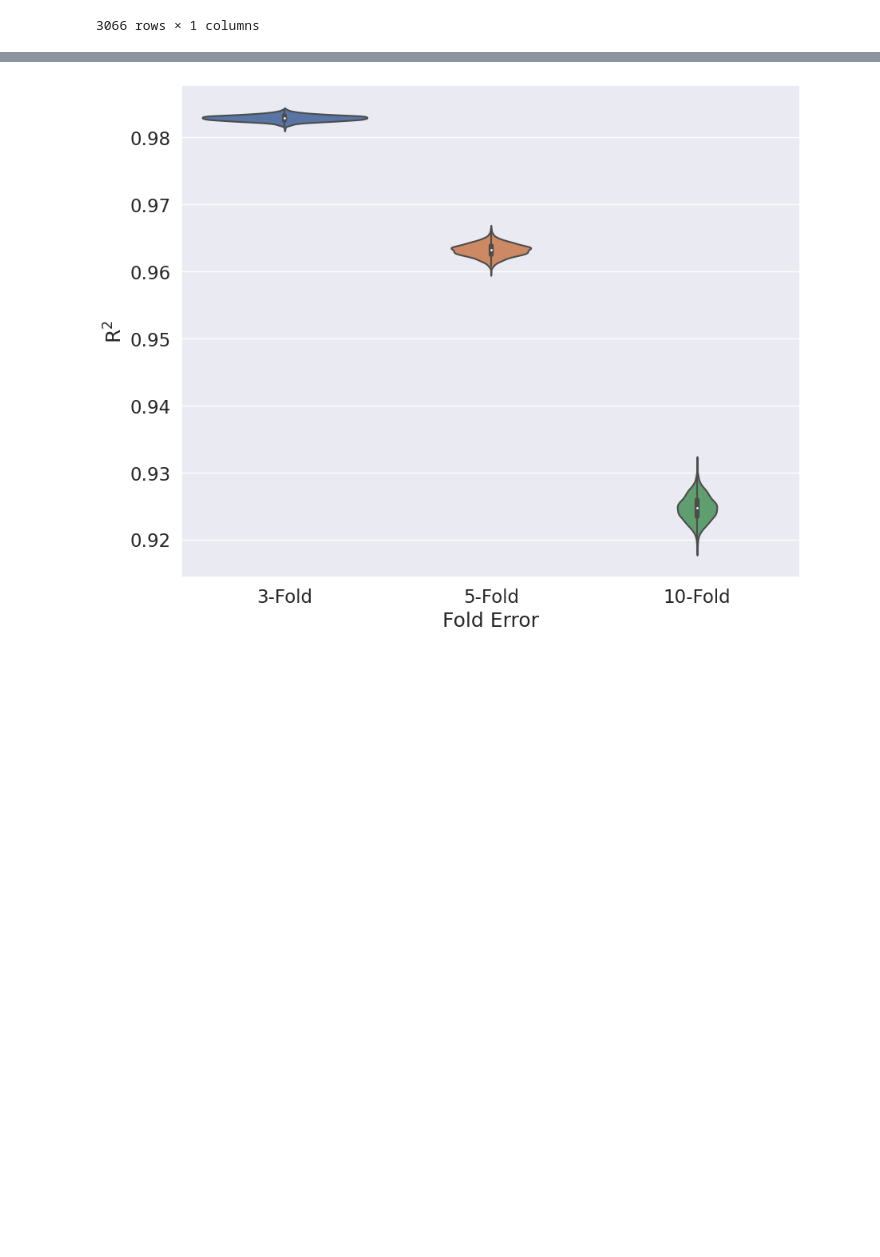
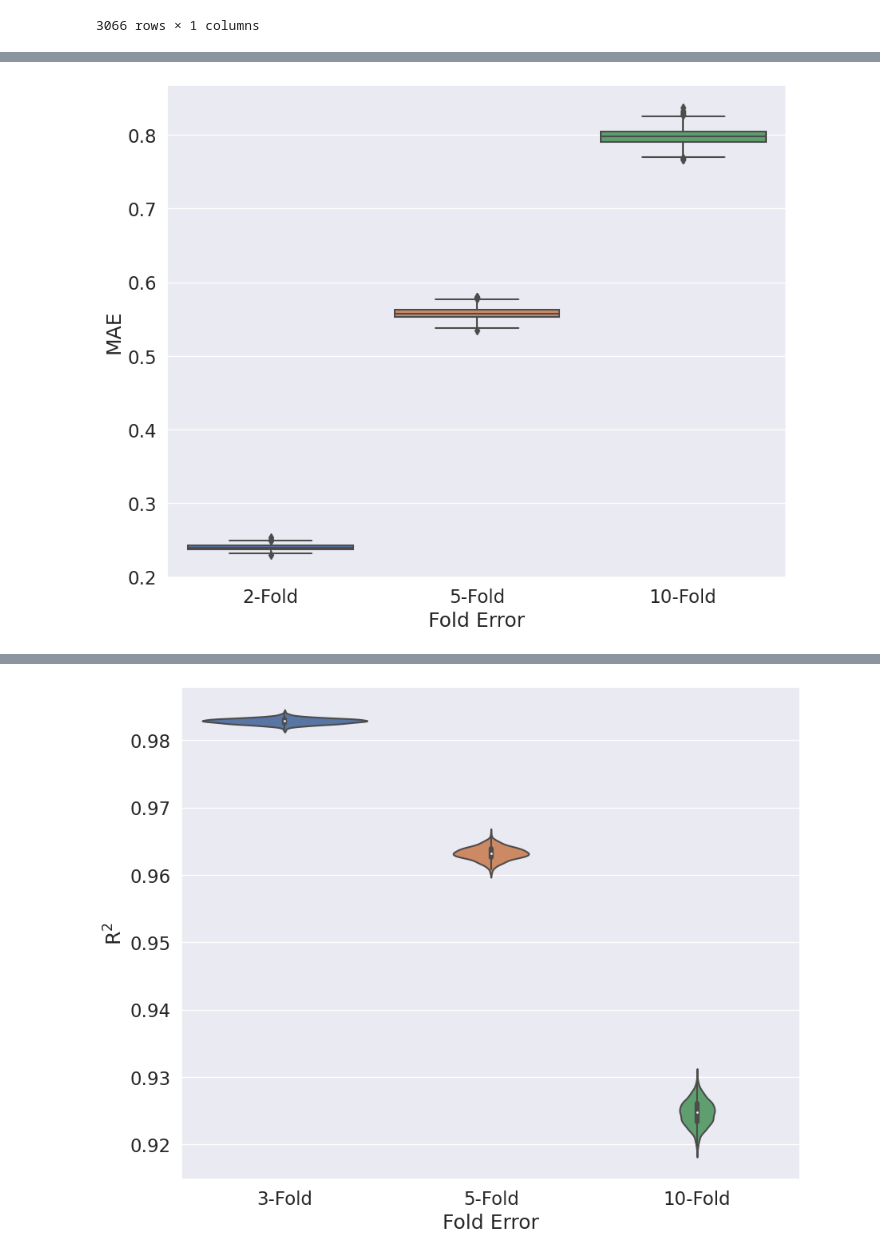
Before and after one commit to Cschiebroek/mdfptools, a Jupyter notebook: carl/Experiments_result_analysis/002_experimental_uncertainty.ipynb, the cells around one changed output, grey strips where cells are left out. Cells and saved outputs as stored; diff of their text form; code cells hidden in the pictures; blank space fills up the shorter version.

```diff
--- a/carl/Experiments_result_analysis/002_experimental_uncertainty.ipynb
+++ b/carl/Experiments_result_analysis/002_experimental_uncertainty.ipynb
@@ -119,0 +142,6 @@ _ = ax.set(xlabel="Fold Error",ylabel="R$^2$")
+# %%
+sns.set(rc={'figure.figsize': (10, 8)},font_scale=1.5)
+ax = sns.boxplot(x="fold_error",y="mae",data=mae_df)
+_ = ax.set(xlabel="Fold Error",ylabel="MAE")
+# %% [output]
+[figure, added]
```
Also changed, not shown: parts of 9 cells of this notebook, 9 other files.
